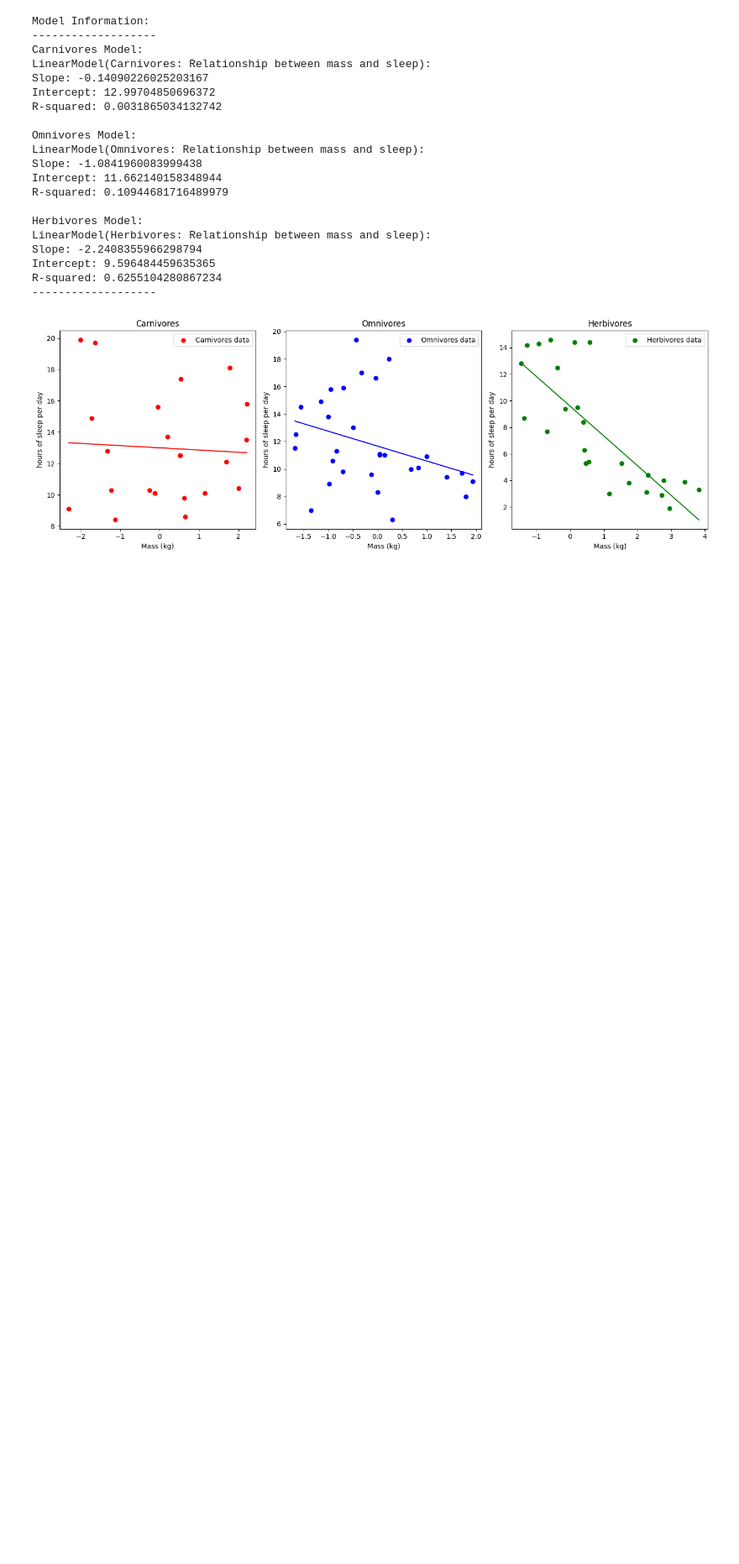
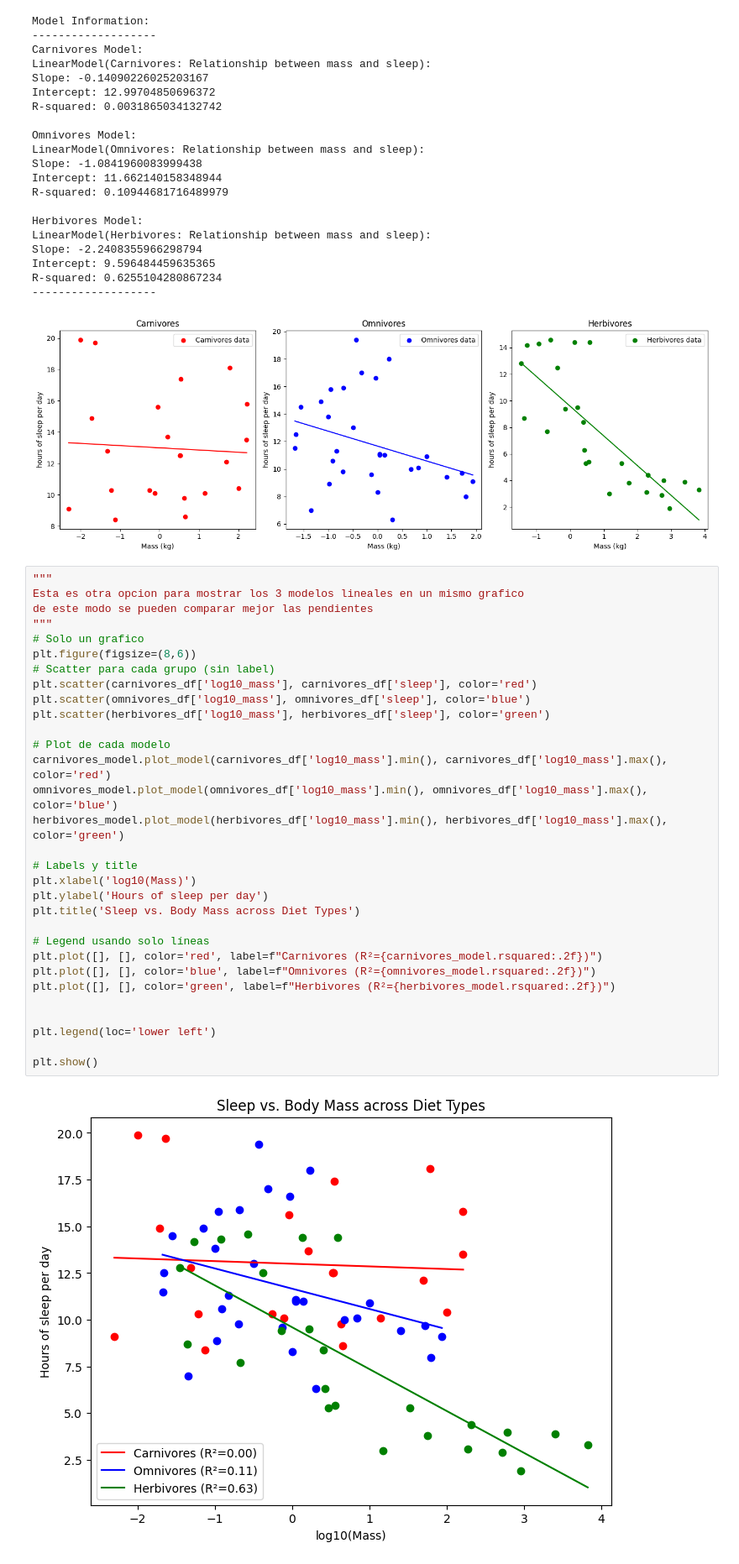
Before and after one commit to ojeduard/Data-Science-Essentials, a Jupyter notebook: Data_Modeling/Ended_Projects/animal-sleep-project/animal-sleep.ipynb, the cells around one changed output. Shown at 84% size. Cells and saved outputs as stored; diff of their text form; blank space fills up the shorter version.

```diff
--- a/Data_Modeling/Ended_Projects/animal-sleep-project/animal-sleep.ipynb
+++ b/Data_Modeling/Ended_Projects/animal-sleep-project/animal-sleep.ipynb
@@ -176,3 +176,36 @@ Intercept: 9.596484459635365
 R-squared: 0.6255104280867234
 -------------------
 [figure]
+# %%
+"""
+Esta es otra opcion para mostrar los 3 modelos lineales en un mismo grafico
+de este modo se pueden comparar mejor las pendientes
+"""
+# Solo un grafico
+plt.figure(figsize=(8,6))
+# Scatter para cada grupo (sin label)
+plt.scatter(carnivores_df['log10_mass'], carnivores_df['sleep'], color='red')
+plt.scatter(omnivores_df['log10_mass'], omnivores_df['sleep'], color='blue')
+plt.scatter(herbivores_df['log10_mass'], herbivores_df['sleep'], color='green')
+
+# Plot de cada modelo
+carnivores_model.plot_model(carnivores_df['log10_mass'].min(), carnivores_df['log10_mass'].max(), color='red')
+omnivores_model.plot_model(omnivores_df['log10_mass'].min(), omnivores_df['log10_mass'].max(), color='blue')
+herbivores_model.plot_model(herbivores_df['log10_mass'].min(), herbivores_df['log10_mass'].max(), color='green')
+
+# Labels y title
+plt.xlabel('log10(Mass)')
+plt.ylabel('Hours of sleep per day')
+plt.title('Sleep vs. Body Mass across Diet Types')
+
+# Legend usando solo líneas
+plt.plot([], [], color='red', label=f"Carnivores (R²={carnivores_model.rsquared:.2f})")
+plt.plot([], [], color='blue', label=f"Omnivores (R²={omnivores_model.rsquared:.2f})")
+plt.plot([], [], color='green', label=f"Herbivores (R²={herbivores_model.rsquared:.2f})")
+
+
+plt.legend(loc='lower left')
+
+plt.show()
+# %% [output]
+[figure, added]
```
Also changed, not shown: 7 other files.
